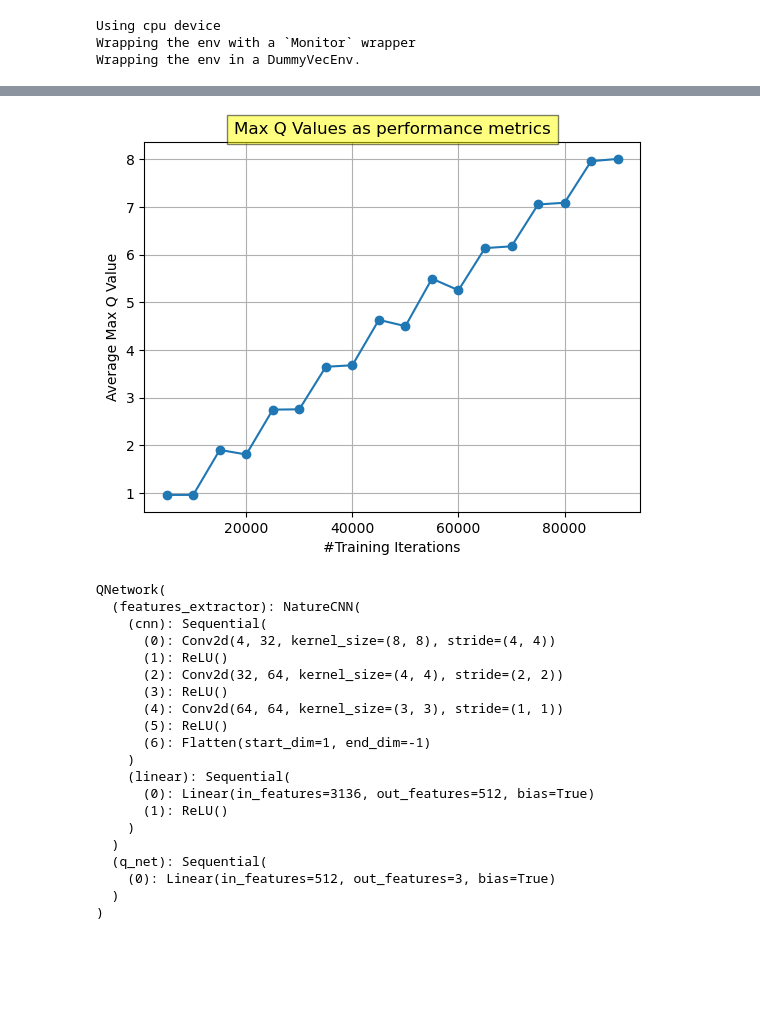
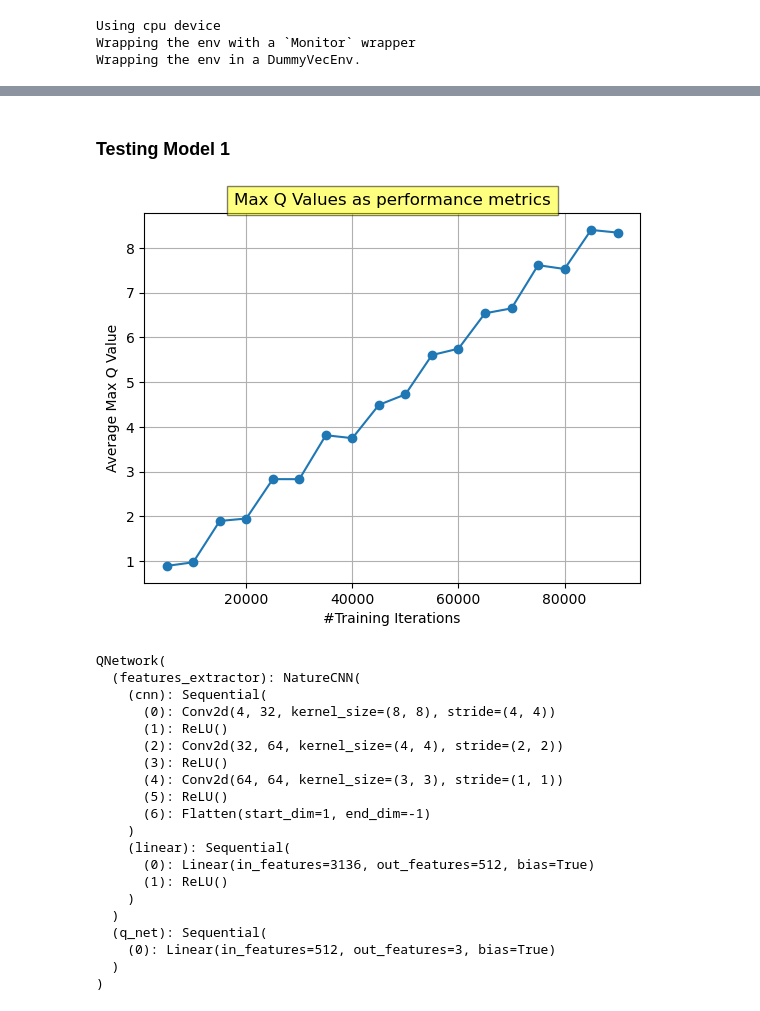
Before and after one commit to eno-sim/RL_project, a Jupyter notebook: chrome_rino.ipynb, the cells around one changed output, grey strips where cells are left out. Cells and saved outputs as stored; diff of their text form; code cells hidden in the pictures; blank space fills up the shorter version.

```diff
--- a/chrome_rino.ipynb
+++ b/chrome_rino.ipynb
@@ -337,7 +336,8 @@ def evaluate_average_max_q(model, fixed_states):
     average_max_q = np.mean(max_q_values)
     return average_max_q
 # %%
-def calculate_average_max_q_for_models(env, start, stop, step, num_states, directory='train'):
+
+def calculate_average_max_q_for_models(env, start, stop, step, num_states, directory='train1'):
     states = collect_states(env, num_states)
     average_max_qs = []
     iterations = range(start, stop + step, step)
@@ -350,13 +350,6 @@ def calculate_average_max_q_for_models(env, start, stop, step, num_states, direc
 
     return average_max_qs, iterations
 # %%
-num_states_to_sample = 15
-
-# Calculate the metric for models trained for 10,000 to 90,000 iterations
-average_max_qs, iterations = calculate_average_max_q_for_models(env, 5000, 90000, 5000, num_states_to_sample)
-
-
-# Now you can plot `average_max_qs` against the model numbers if needed
 def plot_q_values(average_max_qs, iterations):
     plt.plot(iterations, average_max_qs, marker='o')
     plt.xlabel('#Training Iterations')
@@ -364,10 +357,16 @@ def plot_q_values(average_max_qs, iterations):
     plt.title('Max Q Values as performance metrics', bbox={'facecolor': 'yellow', 'alpha': 0.5, 'pad': 5})
     plt.grid()
     plt.show()
-
-plot_q_values(average_max_qs, iterations)
-# %% [output]
-[figure, removed]
+# %% [markdown]
+### Testing Model 1
+# %%
+num_states_to_sample = 20
+
+average_max_qs, iterations = calculate_average_max_q_for_models(env, 5000, 90000, 5000, num_states_to_sample, directory='train1')
+
+plot_q_values(average_max_qs, iterations)
+# %% [output]
+[figure, added]
 # %%
 # To visualize the CNN layers
 print(model.policy.q_net)
```
Also changed, not shown: parts of 37 cells of this notebook, 55 other files.
